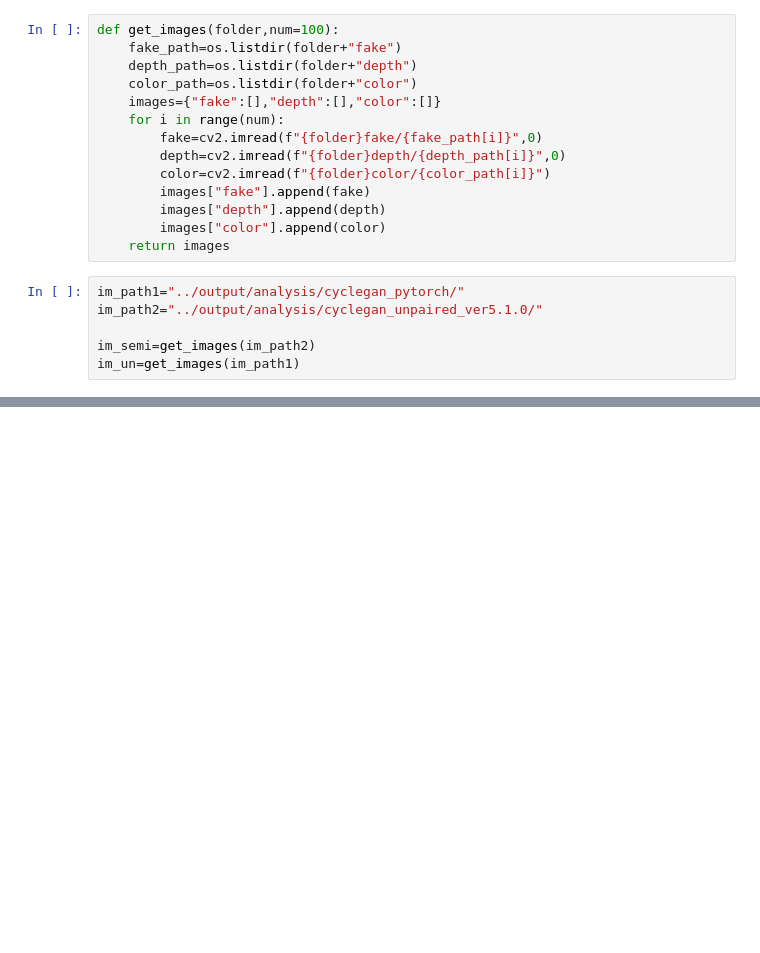
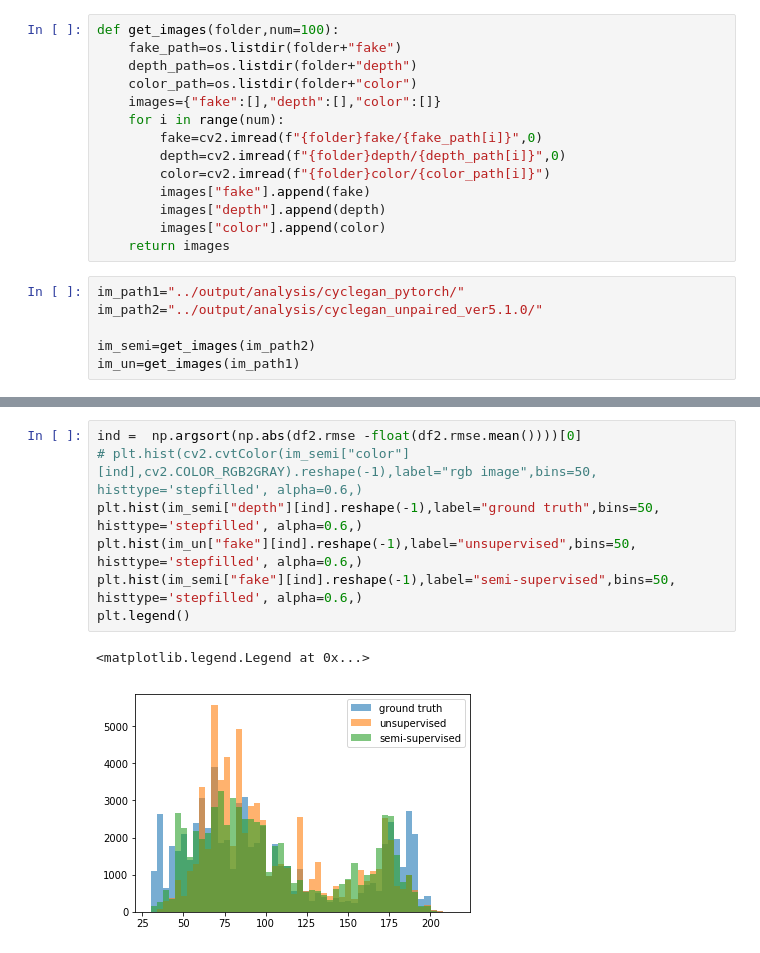
Before and after one commit to KICU1129/DepthImageGAN, a Jupyter notebook: analysis/eda.ipynb, the cells around one changed output, grey strips where cells are left out. Saved outputs shown, nothing was run; the diff lists cells and outputs as text; blank space fills up the shorter version.

```diff
--- a/analysis/eda.ipynb
+++ b/analysis/eda.ipynb
@@ -151,0 +159,10 @@ for i in range(5):
+# %%
+ind =  np.argsort(np.abs(df2.rmse -float(df2.rmse.mean())))[0]
+# plt.hist(cv2.cvtColor(im_semi["color"][ind],cv2.COLOR_RGB2GRAY).reshape(-1),label="rgb image",bins=50, histtype='stepfilled', alpha=0.6,)
+plt.hist(im_semi["depth"][ind].reshape(-1),label="ground truth",bins=50, histtype='stepfilled', alpha=0.6,)
+plt.hist(im_un["fake"][ind].reshape(-1),label="unsupervised",bins=50, histtype='stepfilled', alpha=0.6,)
+plt.hist(im_semi["fake"][ind].reshape(-1),label="semi-supervised",bins=50, histtype='stepfilled', alpha=0.6,)
+plt.legend()
+# %% [output]
+<matplotlib.legend.Legend at 0x...>
+[figure, added]
```
Also changed, not shown: parts of 15 cells of this notebook, 1 other file.
